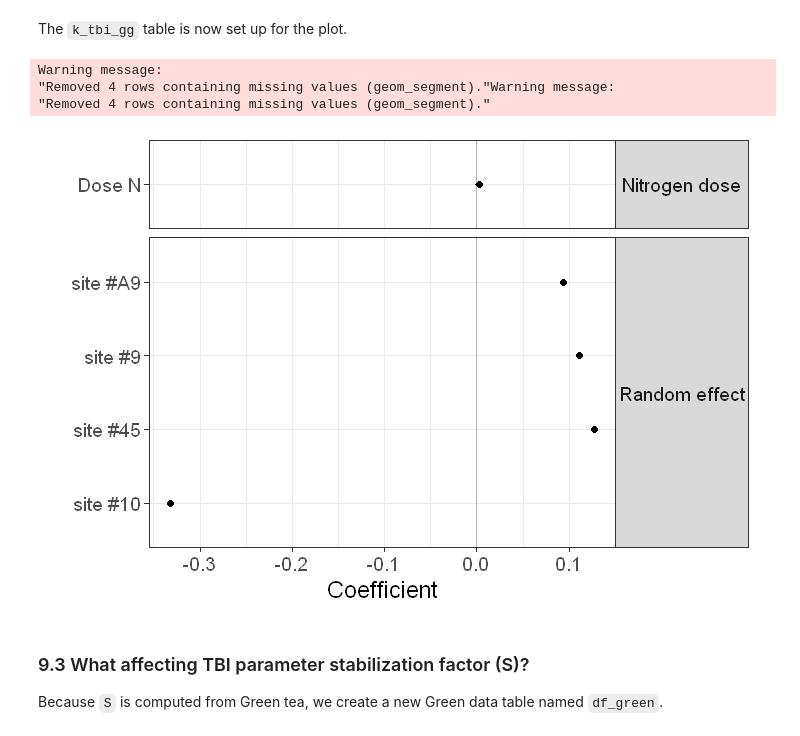
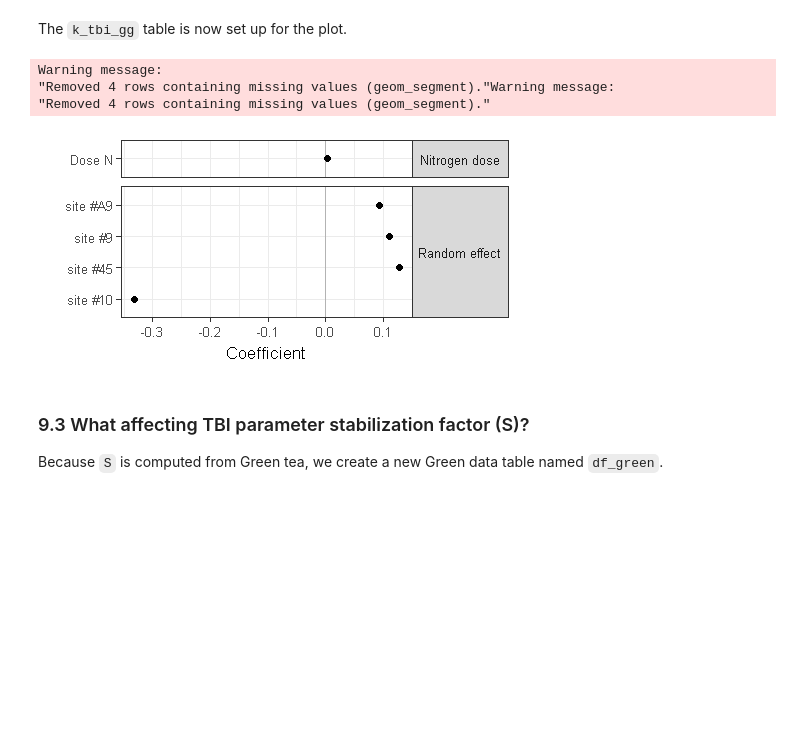
Before and after one commit to DosouYovoW/TeaBag_Projet, a Jupyter notebook: stats.ipynb, the cells around one changed output. Drawn from its saved outputs; the diff is of its cells as text; code cells hidden in the pictures; blank space fills up the shorter version.

```diff
--- a/stats.ipynb
+++ b/stats.ipynb
@@ -419,27 +422,27 @@ k_tbi_gg
 # %% [markdown]
 The `k_tbi_gg` table is now set up for the plot.
 # %%
-options(repr.plot.width = 6, repr.plot.height = 4)
+options(repr.plot.width = 4, repr.plot.height = 2)
 k_tbi_gg %>%
   filter(variable != "Intercept") %>%
   ggplot(aes(x = est., y = variable)) +
   facet_grid(facet ~ ., scales = 'free', space = 'free') +
   geom_vline(xintercept = 0, colour='grey70') +
   geom_point() +
   geom_segment(aes(x = lower, xend = upper, y = variable, yend = variable)) +
   xlab('Coefficient') +
   ylab('') +
   theme_bw() +
   theme(strip.text.y = element_text(angle=0),
         legend.title = element_blank(),
         legend.position = "bottom",
-        text = element_text(size = 14)) +
-  ggsave("figures/k_tbi-mixed-model-coefficients.png", width = 6, height = 2, dpi = 600)
+        text = element_text(size = 10)) +
+  ggsave("figures/k_tbi-mixed-model-coefficients.png", width = 4, height = 2, dpi = 600)
 # %% [output]
 Warning message:
 "Removed 4 rows containing missing values (geom_segment)."Warning message:
 "Removed 4 rows containing missing values (geom_segment)."
-[figure, old version]
+[figure, new version]
 # %% [markdown]
 ### 9.3 What affecting TBI parameter stabilization factor (S)?
 
```
Also changed, not shown: parts of 10 cells of this notebook, 8 other files.
